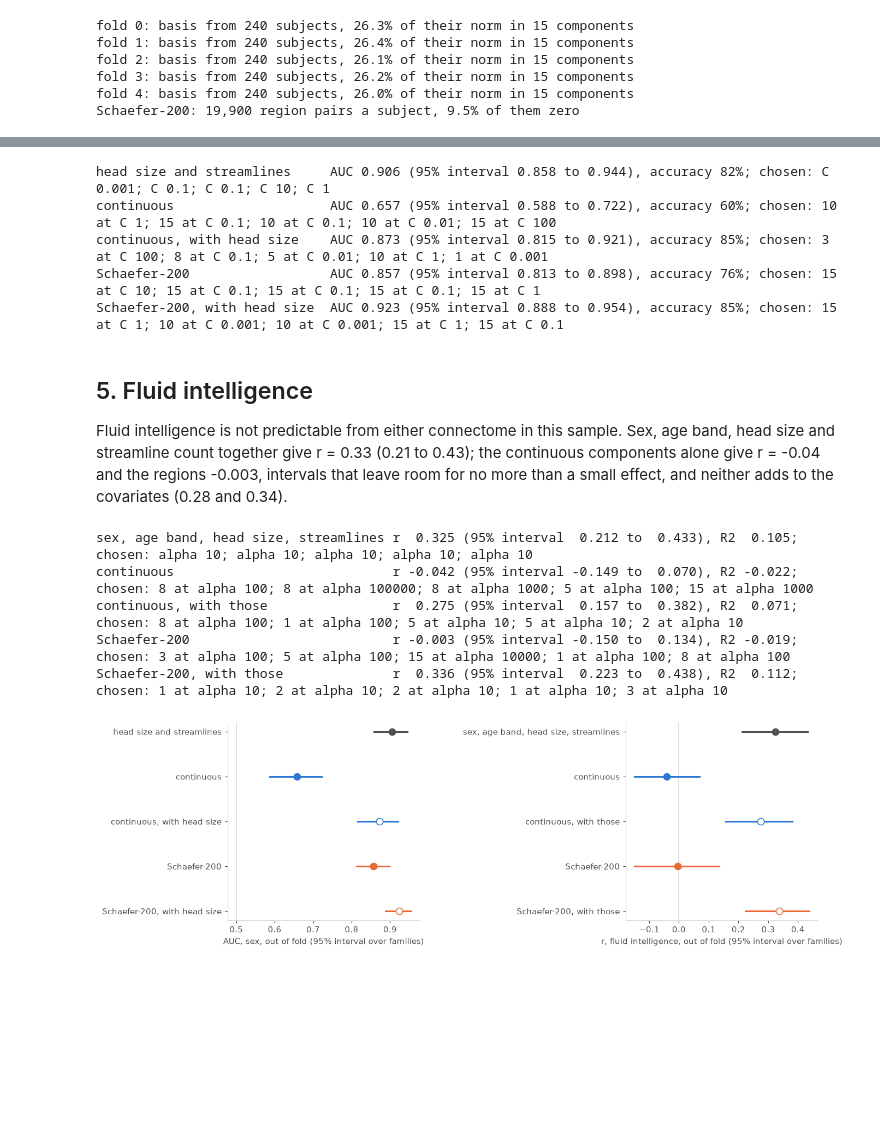
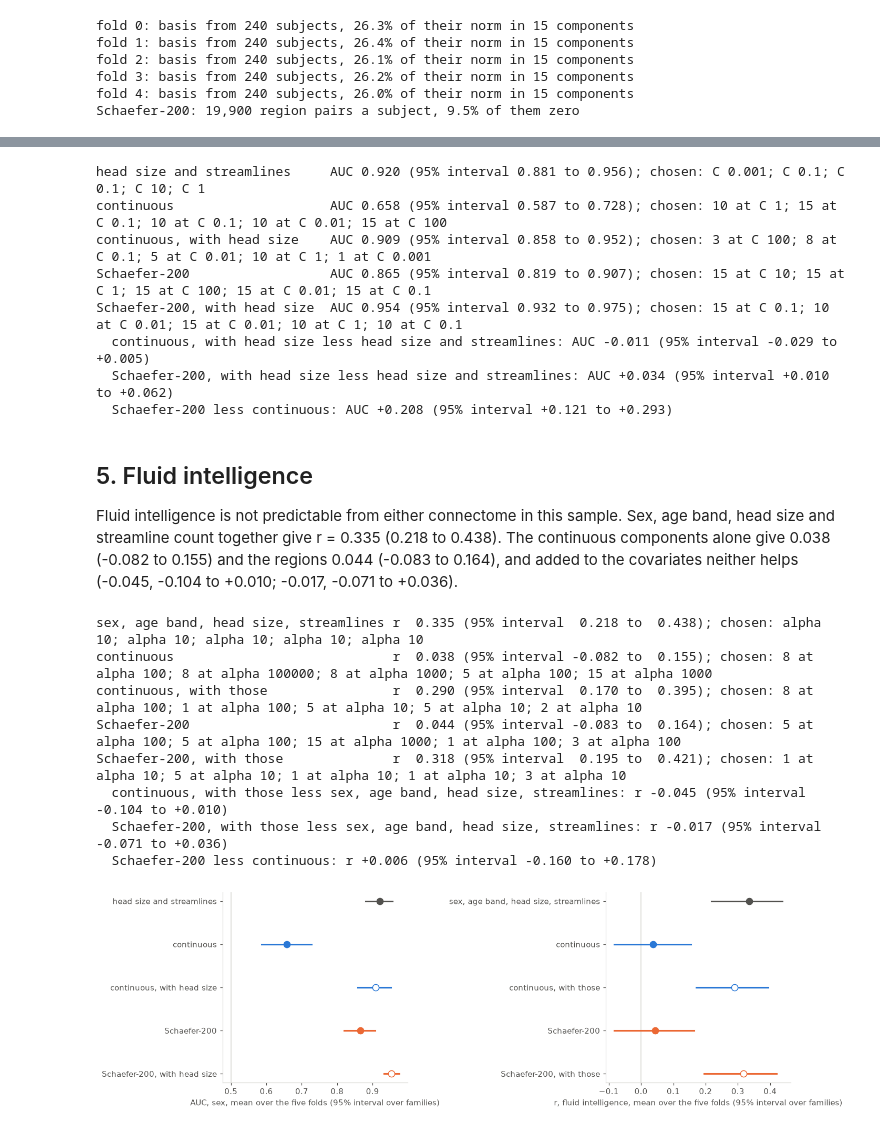
Before and after one commit to xya2001/SBCI, a Jupyter notebook: notebooks/prediction.ipynb, the cells around one changed output, grey strips where cells are left out. Cells and saved outputs as stored; diff of their text form; code cells hidden in the pictures; blank space fills up the shorter version.

```diff
--- a/notebooks/prediction.ipynb
+++ b/notebooks/prediction.ipynb
@@ -239,27 +245,34 @@ sex_models = {
     "Schaefer-200": ("regions", none),
     "Schaefer-200, with head size": ("regions", head),
 }
-sex_results, sex_chosen = {}, {}
+sex_predicted, sex_chosen, sex_results = {}, {}, {}
 for name, (features, extra) in sex_models.items():
-    predicted, chosen = out_of_fold(features, "sex", extra)
-    auc = roc_auc_score(men, predicted)
-    low, high = by_family(roc_auc_score, men, predicted)
-    sex_results[name], sex_chosen[name] = (auc, low, high), chosen
-    print(f"{name:29s} AUC {auc:.3f} (95% interval {low:.3f} to {high:.3f}), "
-          f"accuracy {np.mean((predicted > 0.5) == men):.0%}; {components(chosen)}")
+    sex_predicted[name], sex_chosen[name] = out_of_fold(features, "sex", extra)
+    value = per_fold(roc_auc_score, men, sex_predicted[name])
+    low, high = interval(roc_auc_score, men, sex_predicted[name])
+    sex_results[name] = (value, low, high)
+    print(f"{name:29s} AUC {value:.3f} (95% interval {low:.3f} to {high:.3f}); {chosen_text(sex_chosen[name])}")
+compare(sex_predicted, men, roc_auc_score, "AUC", [
+    ("continuous, with head size", "head size and streamlines"),
+    ("Schaefer-200, with head size", "head size and streamlines"),
+    ("Schaefer-200", "continuous"),
+])
 # %% [output]
-head size and streamlines     AUC 0.906 (95% interval 0.858 to 0.944), accuracy 82%; chosen: C 0.001; C 0.1; C 0.1; C 10; C 1
-continuous                    AUC 0.657 (95% interval 0.588 to 0.722), accuracy 60%; chosen: 10 at C 1; 15 at C 0.1; 10 at C 0.1; 10 at C 0.01; 15 at C 100
-continuous, with head size    AUC 0.873 (95% interval 0.815 to 0.921), accuracy 85%; chosen: 3 at C 100; 8 at C 0.1; 5 at C 0.01; 10 at C 1; 1 at C 0.001
-Schaefer-200                  AUC 0.857 (95% interval 0.813 to 0.898), accuracy 76%; chosen: 15 at C 10; 15 at C 0.1; 15 at C 0.1; 15 at C 0.1; 15 at C 1
-Schaefer-200, with head size  AUC 0.923 (95% interval 0.888 to 0.954), accuracy 85%; chosen: 15 at C 1; 10 at C 0.001; 10 at C 0.001; 15 at C 1; 15 at C 0.1
+head size and streamlines     AUC 0.920 (95% interval 0.881 to 0.956); chosen: C 0.001; C 0.1; C 0.1; C 10; C 1
+continuous                    AUC 0.658 (95% interval 0.587 to 0.728); chosen: 10 at C 1; 15 at C 0.1; 10 at C 0.1; 10 at C 0.01; 15 at C 100
+continuous, with head size    AUC 0.909 (95% interval 0.858 to 0.952); chosen: 3 at C 100; 8 at C 0.1; 5 at C 0.01; 10 at C 1; 1 at C 0.001
+Schaefer-200                  AUC 0.865 (95% interval 0.819 to 0.907); chosen: 15 at C 10; 15 at C 1; 15 at C 100; 15 at C 0.01; 15 at C 0.1
+Schaefer-200, with head size  AUC 0.954 (95% interval 0.932 to 0.975); chosen: 15 at C 0.1; 10 at C 0.01; 15 at C 0.01; 10 at C 1; 10 at C 0.1
+  continuous, with head size less head size and streamlines: AUC -0.011 (95% interval -0.029 to +0.005)
+  Schaefer-200, with head size less head size and streamlines: AUC +0.034 (95% interval +0.010 to +0.062)
+  Schaefer-200 less continuous: AUC +0.208 (95% interval +0.121 to +0.293)
 # %% [markdown]
 ## 5. Fluid intelligence
 
 Fluid intelligence is not predictable from either connectome in this sample. Sex, age band, head
-size and streamline count together give r = 0.33 (0.21 to 0.43); the continuous components alone
-give r = -0.04 and the regions -0.003, intervals that leave room for no more than a small effect,
-and neither adds to the covariates (0.28 and 0.34).
+size and streamline count together give r = 0.335 (0.218 to 0.438). The continuous components
+alone give 0.038 (-0.082 to 0.155) and the regions 0.044 (-0.083 to 0.164), and added to the
+covariates neither helps (-0.045, -0.104 to +0.010; -0.017, -0.071 to +0.036).
 # %%
 demographic = np.column_stack([men, age, head])
 pmat_models = {
@@ -269,36 +282,42 @@ pmat_models = {
     "Schaefer-200": ("regions", none),
     "Schaefer-200, with those": ("regions", demographic),
 }
-pmat_results, pmat_predicted, pmat_chosen = {}, {}, {}
+pmat_predicted, pmat_chosen, pmat_results = {}, {}, {}
 for name, (features, extra) in pmat_models.items():
-    predicted, chosen = out_of_fold(features, "pmat", extra)
-    pmat_chosen[name] = chosen
-    r = pearson(pmat, predicted)
-    low, high = by_family(pearson, pmat, predicted)
-    r2 = 1 - np.sum((pmat - predicted) ** 2) / np.sum((pmat - pmat.mean()) ** 2)
-    pmat_results[name], pmat_predicted[name] = (r, low, high), predicted
-    print(f"{name:37s} r {r:6.3f} (95% interval {low:6.3f} to {high:6.3f}), R2 {r2:6.3f}; {components(chosen)}")
+    pmat_predicted[name], pmat_chosen[name] = out_of_fold(features, "pmat", extra)
+    value = per_fold(pearson, pmat, pmat_predicted[name])
+    low, high = interval(pearson, pmat, pmat_predicted[name])
+    pmat_results[name] = (value, low, high)
+    print(f"{name:37s} r {value:6.3f} (95% interval {low:6.3f} to {high:6.3f}); {chosen_text(pmat_chosen[name])}")
+compare(pmat_predicted, pmat, pearson, "r", [
+    ("continuous, with those", "sex, age band, head size, streamlines"),
+    ("Schaefer-200, with those", "sex, age band, head size, streamlines"),
+    ("Schaefer-200", "continuous"),
+])
 # %% [output]
-sex, age band, head size, streamlines r  0.325 (95% interval  0.212 to  0.433), R2  0.105; chosen: alpha 10; alpha 10; alpha 10; alpha 10; alpha 10
-continuous                            r -0.042 (95% interval -0.149 to  0.070), R2 -0.022; chosen: 8 at alpha 100; 8 at alpha 100000; 8 at alpha 1000; 5 at alpha 100; 15 at alpha 1000
-continuous, with those                r  0.275 (95% interval  0.157 to  0.382), R2  0.071; chosen: 8 at alpha 100; 1 at alpha 100; 5 at alpha 10; 5 at alpha 10; 2 at alpha 10
-Schaefer-200                          r -0.003 (95% interval -0.150 to  0.134), R2 -0.019; chosen: 3 at alpha 100; 5 at alpha 100; 15 at alpha 10000; 1 at alpha 100; 8 at alpha 100
-Schaefer-200, with those              r  0.336 (95% interval  0.223 to  0.438), R2  0.112; chosen: 1 at alpha 10; 2 at alpha 10; 2 at alpha 10; 1 at alpha 10; 3 at alpha 10
+sex, age band, head size, streamlines r  0.335 (95% interval  0.218 to  0.438); chosen: alpha 10; alpha 10; alpha 10; alpha 10; alpha 10
+continuous                            r  0.038 (95% interval -0.082 to  0.155); chosen: 8 at alpha 100; 8 at alpha 100000; 8 at alpha 1000; 5 at alpha 100; 15 at alpha 1000
+continuous, with those                r  0.290 (95% interval  0.170 to  0.395); chosen: 8 at alpha 100; 1 at alpha 100; 5 at alpha 10; 5 at alpha 10; 2 at alpha 10
+Schaefer-200                          r  0.044 (95% interval -0.083 to  0.164); chosen: 5 at alpha 100; 5 at alpha 100; 15 at alpha 1000; 1 at alpha 100; 3 at alpha 100
+Schaefer-200, with those              r  0.318 (95% interval  0.195 to  0.421); chosen: 1 at alpha 10; 5 at alpha 10; 1 at alpha 10; 1 at alpha 10; 3 at alpha 10
+  continuous, with those less sex, age band, head size, streamlines: r -0.045 (95% interval -0.104 to +0.010)
+  Schaefer-200, with those less sex, age band, head size, streamlines: r -0.017 (95% interval -0.071 to +0.036)
+  Schaefer-200 less continuous: r +0.006 (95% interval -0.160 to +0.178)
 # %%
 figure, (left, right) = plt.subplots(1, 2, figsize=(12, 3.8), constrained_layout=True)
 figure.get_layout_engine().set(wspace=0.12)
 for axis, results, label, chance in ((left, sex_results, "AUC, sex", 0.5),
                                      (right, pmat_results, "r, fluid intelligence", 0.0)):
     names = list(results)[::-1]
     for row, name in enumerate(names):
         value, low, high = results[name]
         colour = BLUE if name.startswith("continuous") else ORANGE if name.startswith("Schaefer") else MUTED
         axis.plot([low, high], [row, row], color=colour, linewidth=2)
         axis.plot(value, row, "o", color=colour, markersize=8,
                   markerfacecolor="white" if "with" in name else colour)
     axis.axvline(chance, color=RULE, linewidth=1, zorder=0)
     axis.set_yticks(range(len(names)), names)
-    axis.set_xlabel(f"{label}, out of fold (95% interval over families)")
+    axis.set_xlabel(f"{label}, mean over the five folds (95% interval over families)")
 plt.show()
 # %% [output]
-[figure, old version]
+[figure, new version]
```
Also changed, not shown: parts of 15 cells of this notebook, 6 other files.
